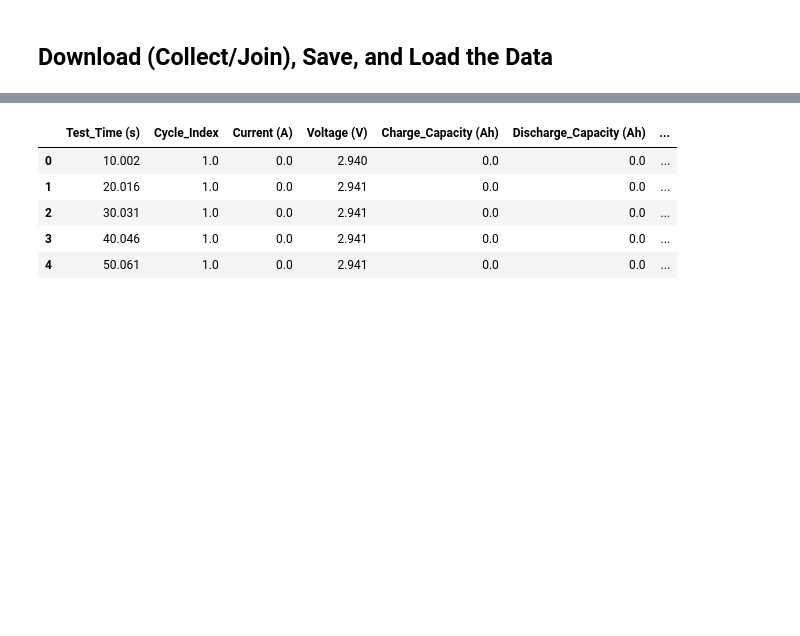
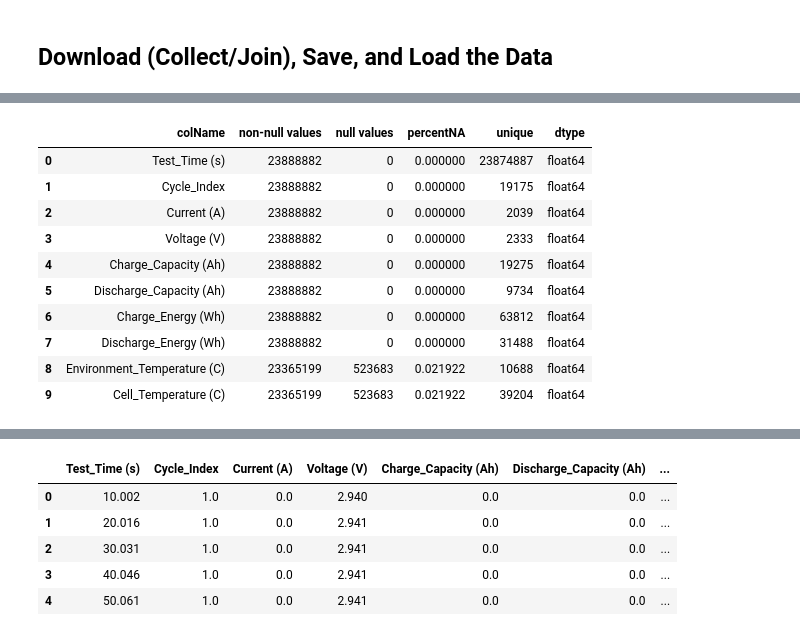
Before and after one commit to ben-my-to/483_ML_BatteryLife, a Jupyter notebook: Setup_Data.ipynb, the cells around one changed output, grey strips where cells are left out. Cells and saved outputs as stored; diff of their text form; code cells hidden in the pictures; blank space fills up the shorter version.

```diff
--- a/Setup_Data.ipynb
+++ b/Setup_Data.ipynb
@@ -116,3 +196,17 @@ battery = load_battery_data(path)
+# %%
+insights_of_df(battery)
+# %% [output]
+|  | colName | non-null values | null values | percentNA | unique | dtype |
+| 0 | Test_Time (s) | 23888882 | 0 | 0.000000 | 23874887 | float64 |
+| 1 | Cycle_Index | 23888882 | 0 | 0.000000 | 19175 | float64 |
+| 2 | Current (A) | 23888882 | 0 | 0.000000 | 2039 | float64 |
+| 3 | Voltage (V) | 23888882 | 0 | 0.000000 | 2333 | float64 |
+| 4 | Charge_Capacity (Ah) | 23888882 | 0 | 0.000000 | 19275 | float64 |
+| 5 | Discharge_Capacity (Ah) | 23888882 | 0 | 0.000000 | 9734 | float64 |
+| 6 | Charge_Energy (Wh) | 23888882 | 0 | 0.000000 | 63812 | float64 |
+| 7 | Discharge_Energy (Wh) | 23888882 | 0 | 0.000000 | 31488 | float64 |
+| 8 | Environment_Temperature (C) | 23365199 | 523683 | 0.021922 | 10688 | float64 |
+| 9 | Cell_Temperature (C) | 23365199 | 523683 | 0.021922 | 39204 | float64 |
 # %%
 if 'Date_Time' in battery.columns:
     battery = battery.drop(['Date_Time'], axis=1)
```
Also changed, not shown: parts of 44 cells of this notebook.
